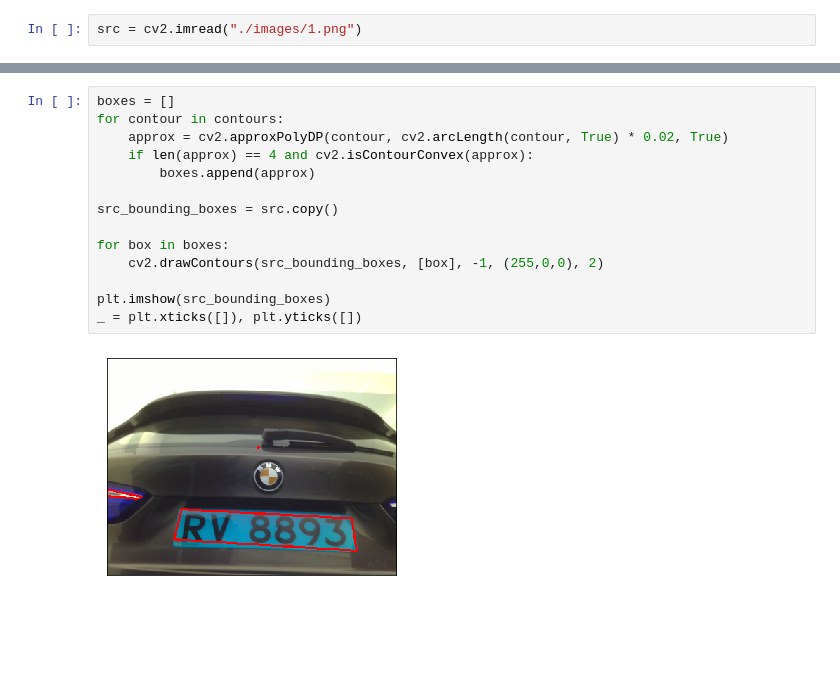
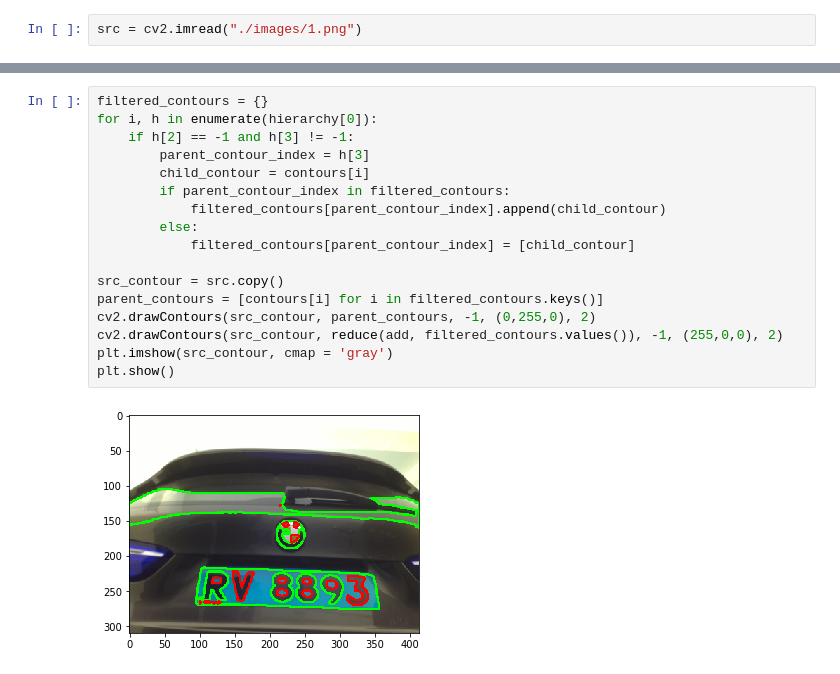
Before and after one commit to elise-ng/FYP_SmartCarPark, a Jupyter notebook: cv/plate_detection.ipynb, the cells around one changed output, grey strips where cells are left out. Cells and saved outputs as stored; diff of their text form; blank space fills up the shorter version.

```diff
--- a/cv/plate_detection.ipynb
+++ b/cv/plate_detection.ipynb
@@ -40,16 +52,19 @@ _ = plt.xticks([]), plt.yticks([])
-# %%
-boxes = []
-for contour in contours:
-    approx = cv2.approxPolyDP(contour, cv2.arcLength(contour, True) * 0.02, True)
-    if len(approx) == 4 and cv2.isContourConvex(approx):
-        boxes.append(approx)
-
-src_bounding_boxes = src.copy()
-
-for box in boxes:
-    cv2.drawContours(src_bounding_boxes, [box], -1, (255,0,0), 2)
-
-plt.imshow(src_bounding_boxes)
-_ = plt.xticks([]), plt.yticks([])
-# %% [output]
-[figure, removed]
+# %%
+filtered_contours = {}
+for i, h in enumerate(hierarchy[0]):
+    if h[2] == -1 and h[3] != -1:
+        parent_contour_index = h[3]
+        child_contour = contours[i]
+        if parent_contour_index in filtered_contours:
+            filtered_contours[parent_contour_index].append(child_contour)
+        else:
+            filtered_contours[parent_contour_index] = [child_contour]
+
+src_contour = src.copy()
+parent_contours = [contours[i] for i in filtered_contours.keys()]
+cv2.drawContours(src_contour, parent_contours, -1, (0,255,0), 2)
+cv2.drawContours(src_contour, reduce(add, filtered_contours.values()), -1, (255,0,0), 2)
+plt.imshow(src_contour, cmap = 'gray')
+plt.show()
+# %% [output]
+[figure, added]
```
Also changed, not shown: parts of 7 cells of this notebook, 1 other file.
